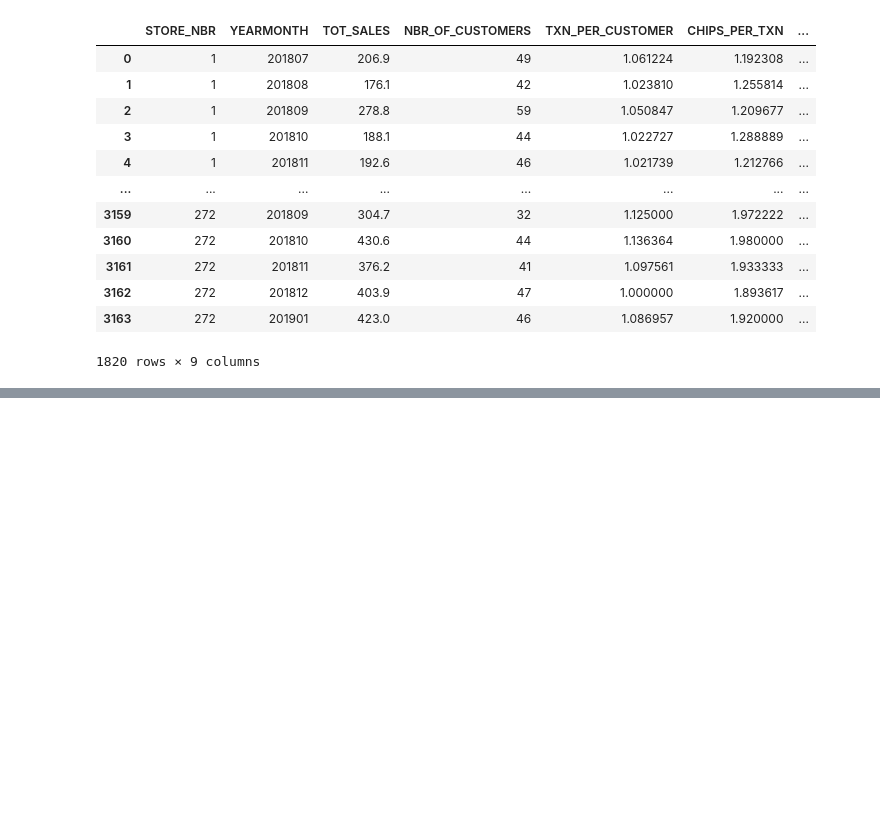
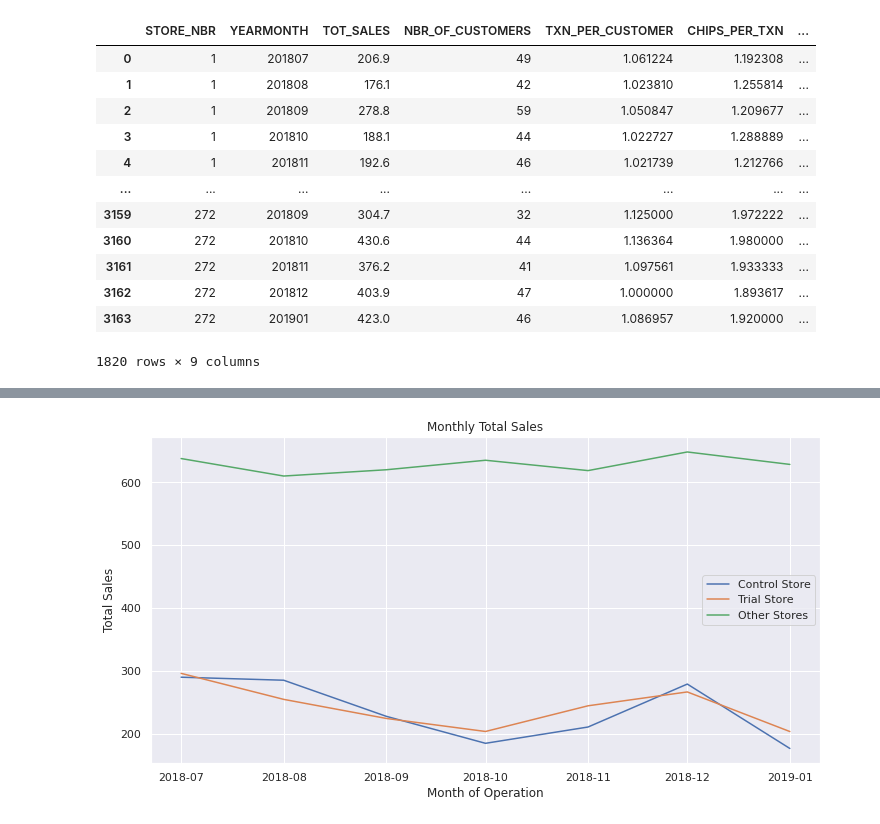
Before and after one commit to wa-le/Quantium-Forage-Virtual-Internship, a Jupyter notebook: my_quantium_T2.ipynb, the cells around one changed output, grey strips where cells are left out. Cells and saved outputs as stored; diff of their text form; code cells hidden in the pictures; blank space fills up the shorter version.

```diff
--- a/my_quantium_T2.ipynb
+++ b/my_quantium_T2.ipynb
@@ -585,0 +605,28 @@ previous_sales
+# %%
+# quick column rename
+previous_sales.rename(columns = {'store_type':'STORE_TYPE', 'transaction_month':'TRANSACTION_MONTH'}, inplace = True)
+# %%
+# now we prepare new dataframes needed for our viz - monthly sales comparison between trial store 77 and control store 233
+#Monthly Sales
+control_store_sales = previous_sales.loc[previous_sales['STORE_TYPE'] == 'Control Store', ['TRANSACTION_MONTH', 'TOT_SALES']]
+control_store_sales.set_index('TRANSACTION_MONTH', inplace=True)
+control_store_sales.rename(columns = {'TOT_SALES':'Control_Store'}, inplace=True)
+display(control_store_sales)
+print()
+
+other_stores_sales = previous_sales.loc[previous_sales['STORE_TYPE'] == 'Other Stores', ['TRANSACTION_MONTH', 'TOT_SALES']]
+# we groupby here because 'other_stores' contain more than one store - using the mean tot_sales per month
+other_stores_sales = pd.DataFrame(other_stores_sales.groupby('TRANSACTION_MONTH')['TOT_SALES'].mean())
+other_stores_sales.rename(columns = {'TOT_SALES':'Other_Stores'}, inplace=True)
+display(other_stores_sales)
+print()
+
+trial_store_sales = previous_sales.loc[previous_sales['STORE_TYPE'] == 'Trial Store', ['TRANSACTION_MONTH', 'TOT_SALES']]
+trial_store_sales.set_index('TRANSACTION_MONTH', inplace=True)
+trial_store_sales.rename(columns = {'TOT_SALES':'Trial_Store'}, inplace=True)
+display(trial_store_sales)
+print()
+# %%
+# we need the 3 dataframes as 1 dataframe so we concatenate
+store_type_sales = pd.concat([control_store_sales, trial_store_sales, other_stores_sales],axis = 1)
+display(store_type_sales)
@@ -585,0 +643,12 @@ previous_sales
+# %%
+#plot
+stores_t = ['Control Store', 'Trial Store', 'Other Stores']
+plt.figure(figsize = (12, 6))
+plt.plot(store_type_sales)
+plt.title('Monthly Total Sales')
+plt.xlabel('Month of Operation')
+plt.ylabel('Total Sales')
+plt.legend(stores_t, loc=5)
+plt.show()
+# %% [output]
+[figure, added]
```
Also changed, not shown: parts of 9 cells of this notebook.
